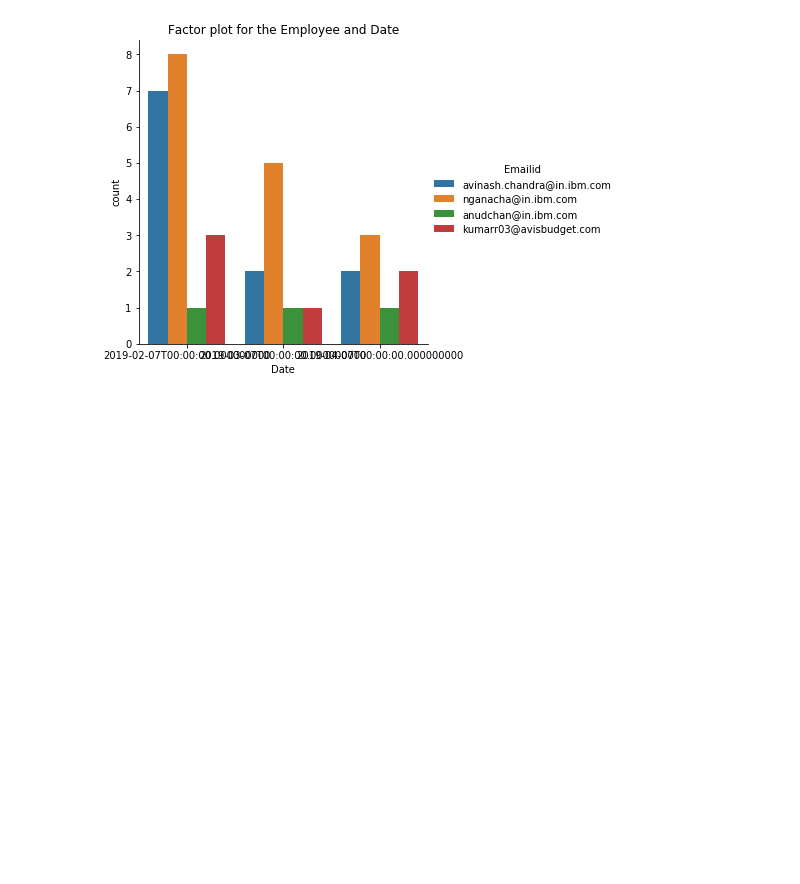
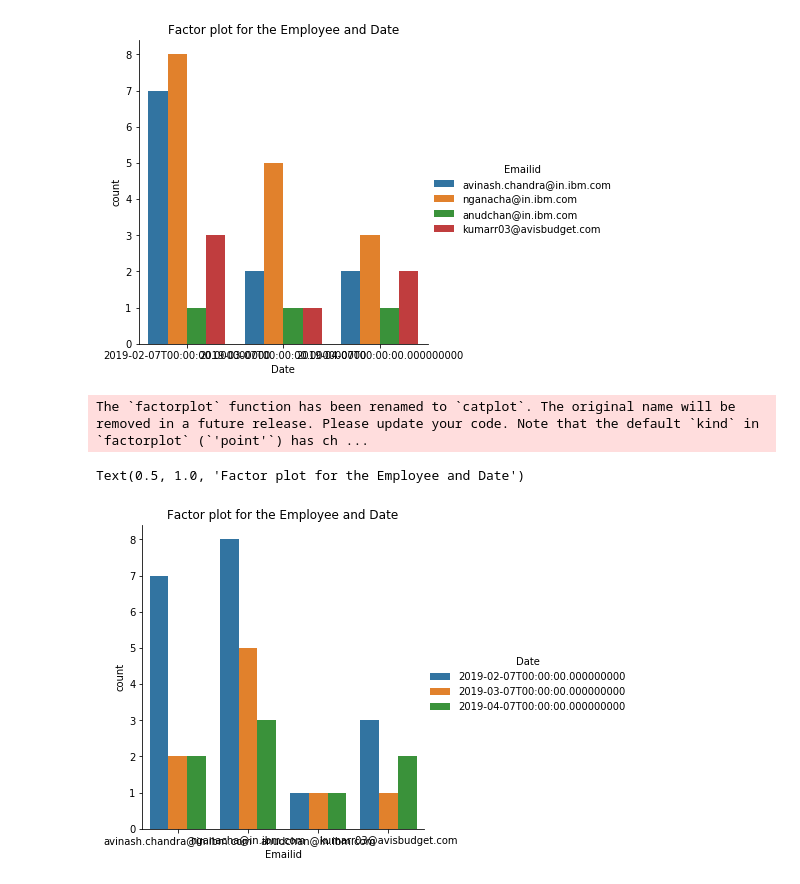
Before and after one commit to SudhakarAnemu/AI-DS-ML-DL-, a Jupyter notebook: LogAnalysis.ipynb, the cells around one changed output. Cells and saved outputs as stored; diff of their text form; code cells hidden in the pictures; blank space fills up the shorter version.

```diff
--- a/LogAnalysis.ipynb
+++ b/LogAnalysis.ipynb
@@ -319,6 +319,13 @@ plt.title('Factor plot for the Employee and Date')
 The `factorplot` function has been renamed to `catplot`. The original name will be removed in a future release. Please update your code. Note that the default `kind` in `factorplot` (`'point'`) has ch ...
 Text(0.5, 1.0, 'Factor plot for the Employee and Date')
 [figure]
+# %%
+sns.factorplot('Emailid', hue='Date', kind='count', data=df);
+plt.title('Factor plot for the Employee and Date')
+# %% [output]
+The `factorplot` function has been renamed to `catplot`. The original name will be removed in a future release. Please update your code. Note that the default `kind` in `factorplot` (`'point'`) has ch ...
+Text(0.5, 1.0, 'Factor plot for the Employee and Date')
+[figure, added]
 # %%
 # df_gptest = df[['Date','Emailid']]
 # grouped_test1 = df_gptest.groupby(['Date','Emailid'],as_index=False).count()
```
Also changed, not shown: parts of 1 cell of this notebook.
